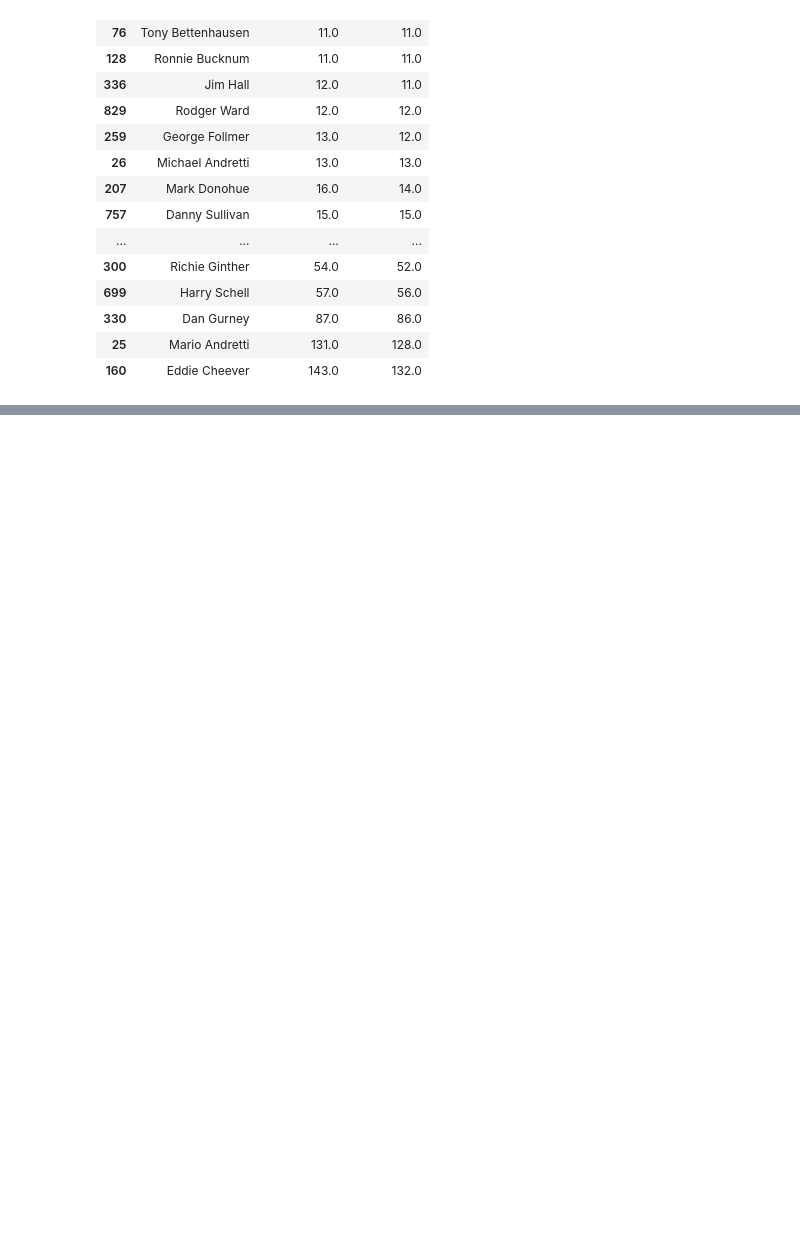
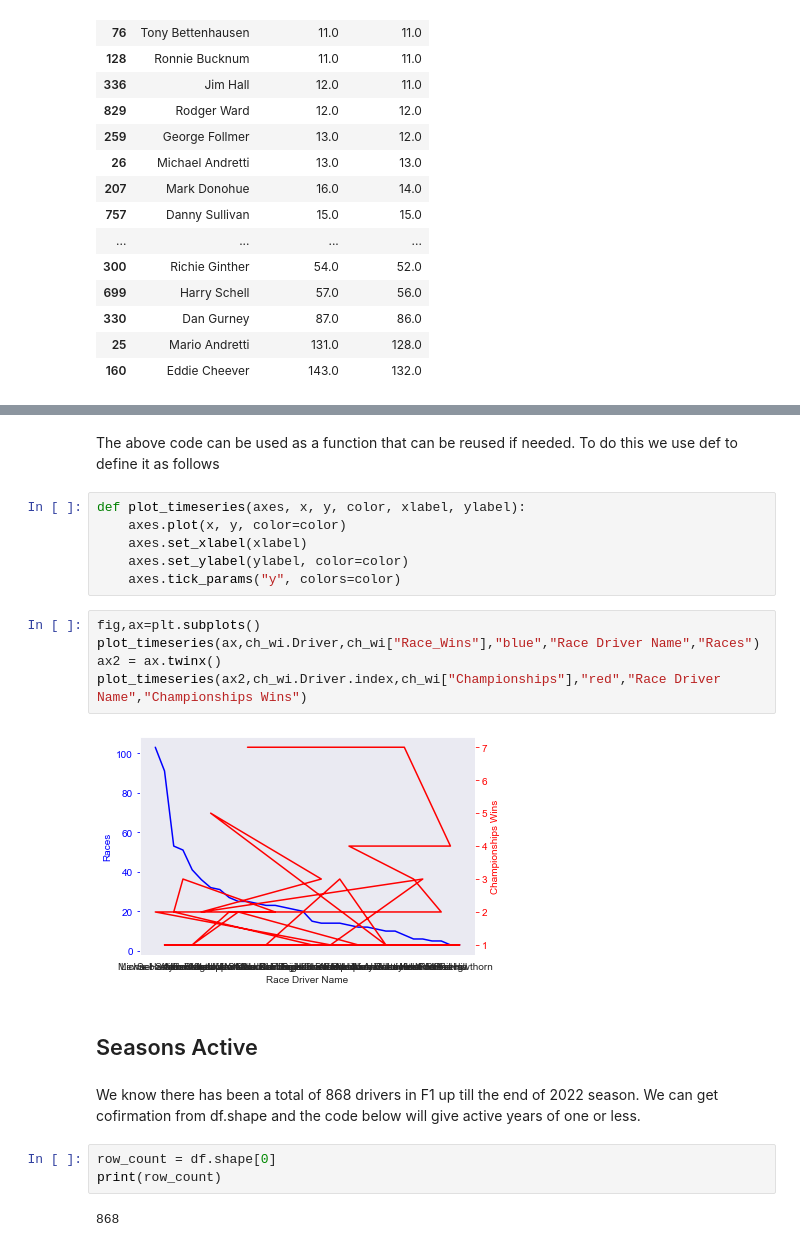
Before and after one commit to Ballyk101/UCDPA_JohnCronly, a Jupyter notebook: F1_Drivers_1952_to_2022.ipynb, the cells around one changed output, grey strips where cells are left out. Cells and saved outputs as stored; diff of their text form; blank space fills up the shorter version.

```diff
--- a/F1_Drivers_1952_to_2022.ipynb
+++ b/F1_Drivers_1952_to_2022.ipynb
@@ -509,0 +691,24 @@ As seen from using head(120) there is 119 drivers, out of the 160 with 5 race st
+# %% [markdown]
+The above code can be used as a function that can be reused if needed. To do this we use def to define it as follows
+# %%
+def plot_timeseries(axes, x, y, color, xlabel, ylabel):
+    axes.plot(x, y, color=color)
+    axes.set_xlabel(xlabel)
+    axes.set_ylabel(ylabel, color=color)
+    axes.tick_params("y", colors=color)
+# %%
+fig,ax=plt.subplots()
+plot_timeseries(ax,ch_wi.Driver,ch_wi["Race_Wins"],"blue","Race Driver Name","Races")
+ax2 = ax.twinx()
+plot_timeseries(ax2,ch_wi.Driver.index,ch_wi["Championships"],"red","Race Driver Name","Championships Wins")
+# %% [output]
+[figure, added]
+# %% [markdown]
+## Seasons Active
+# %% [markdown]
+We know there has been a total of 868 drivers in F1 up till the end of 2022 season. We can get cofirmation from df.shape and the code below will give active years of one or less.
+# %%
+row_count = df.shape[0]
+print(row_count)
+# %% [output]
+868
```
Also changed, not shown: parts of 38 cells of this notebook.
